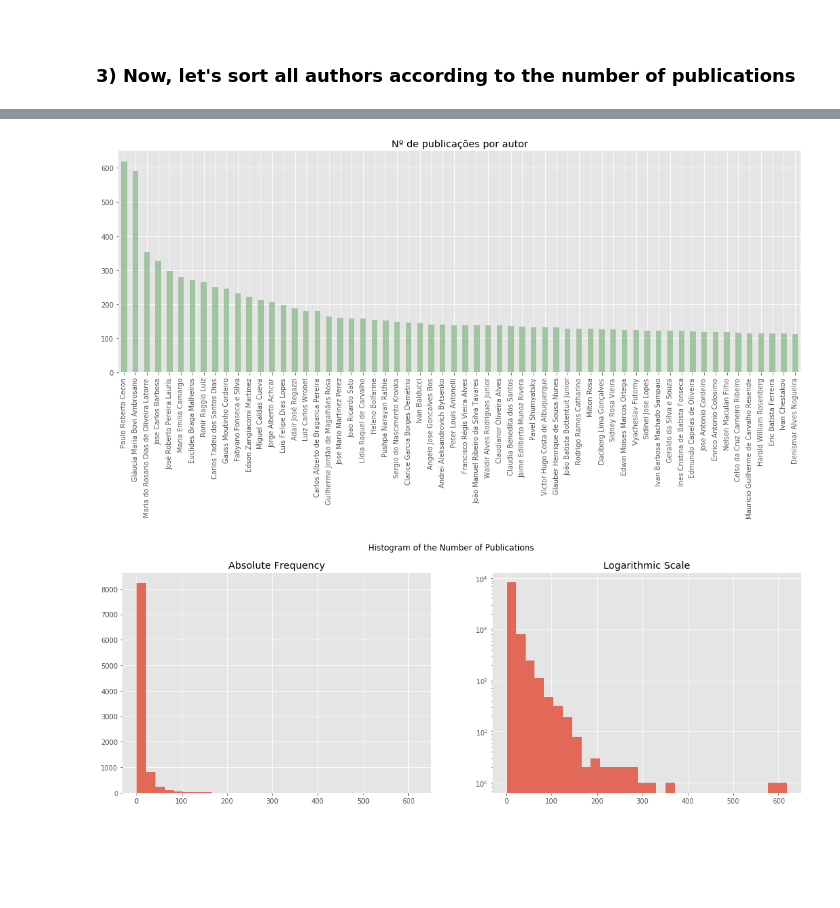
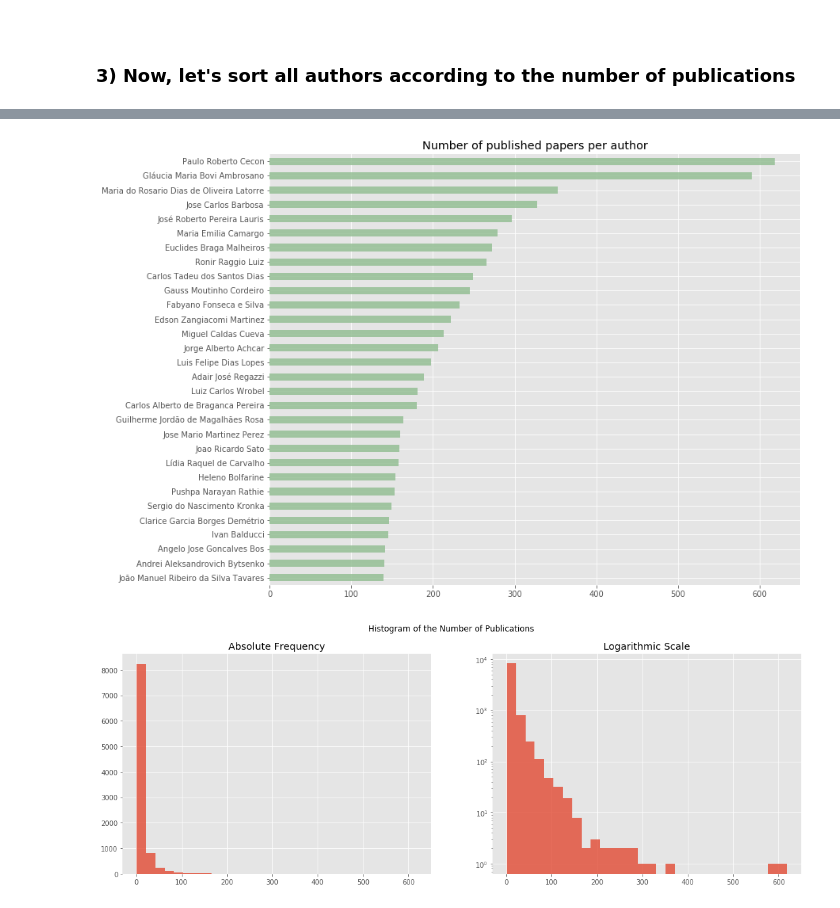
Before and after one commit to davibarreira/PBMNet, a Jupyter notebook: Exploring_Database.ipynb, the cells around one changed output, grey strips where cells are left out. Saved outputs shown, nothing was run; the diff lists cells and outputs as text; code cells hidden in the pictures; blank space fills up the shorter version.

```diff
--- a/Exploring_Database.ipynb
+++ b/Exploring_Database.ipynb
@@ -262,24 +272,25 @@ authors_ranking.to_csv('viz/ranking_autores.csv', sep=';', encoding='latin-1',
 # %%
-ax = authors_ranking[:60].plot(kind='bar', color='darkseagreen', legend=False, figsize=(18,6),
-                               title='Nº de publicações por autor',  alpha=0.8)
+ax = authors_ranking[:30].sort_values('N_PUBLICACOES',ascending=True).plot(kind='barh',
+                                   color='darkseagreen', legend=False, figsize=(12,10),
+                                   title='Number of published papers per author',  alpha=0.8)
 
 # removing frames
 ax.spines['top'].set_visible(False)
 ax.spines['right'].set_visible(False)
 ax.spines['bottom'].set_visible(False)
 ax.spines['left'].set_visible(False)
 
 # horizontal grid lines
 #ax.yaxis.grid(zorder=0,which="major", color='gray', linestyle=':', linewidth=0.6)
 #plt.ylim(0,6000)
 
 # x-ticks
-labels = list(authors_ranking['NOME-COMPLETO'][:60])
-plt.xticks(np.arange(len(labels)), labels, rotation=90)
+labels = list(authors_ranking['NOME-COMPLETO'][:30][::-1])
+plt.yticks(np.arange(len(labels)), labels, rotation=0)
 
 plt.savefig('viz/Ranking_autores.png', bbox_inches='tight')
 # %% [output]
-[figure, old version]
+[figure, new version]
 # %%
 fig, ax = plt.subplots(nrows=1, ncols=2, sharex=True, figsize=(18,6))
 
```
Also changed, not shown: parts of 9 cells of this notebook, 5 other files.
